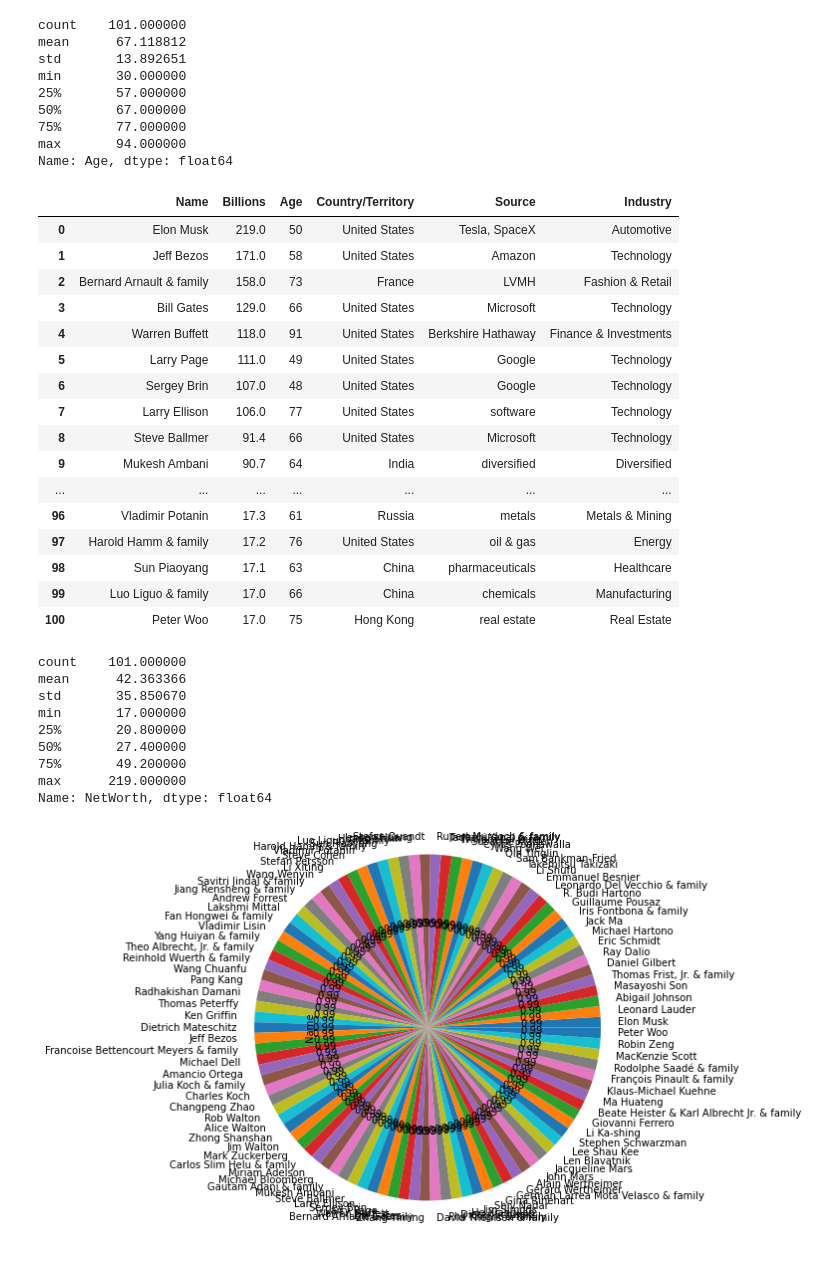
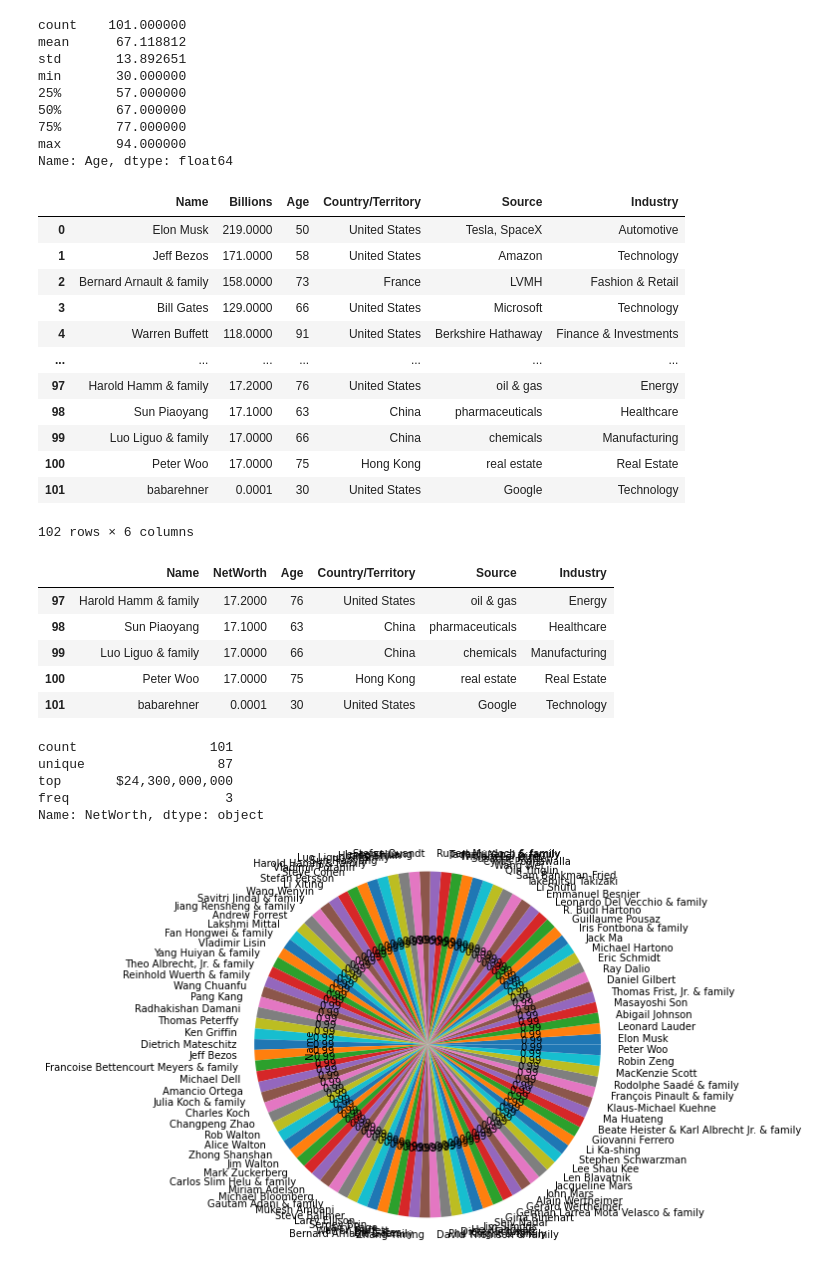
Before and after one commit to babarehner/jupiter-top_richest, a Jupyter notebook: df_Richies.ipynb, the cells around one changed output. Drawn from its saved outputs; the diff is of its cells as text; code cells hidden in the pictures.

```diff
--- a/df_Richies.ipynb
+++ b/df_Richies.ipynb
@@ -123,45 +118,49 @@ min       30.000000
 75%       77.000000
 max       94.000000
 Name: Age, dtype: float64
+# %%
+df_me = df_richest.append({'Name':'babarehner', 'NetWorth':'$100,000', 'Age':30, 'Country/Territory':'United States',
+                   'Source':'Google', 'Industry':'Technology'}, ignore_index=True)
 # %%
 # Remove the '$' sign in 'NetWorth' column
-df_richest['NetWorth'] = df_richest['NetWorth'].replace('\$','', regex=True)
+df_me['NetWorth'] = df_me['NetWorth'].replace('\$','', regex=True)
 # Remove the ',' in the billions column
-df_richest['NetWorth'] = df_richest['NetWorth'].replace(',','', regex=True)
+df_me['NetWorth'] = df_me['NetWorth'].replace(',','', regex=True)
 # Change the 'NetWorth' column to float and remove all the divide by 1 billion
-df_richest['NetWorth'] = (df_richest['NetWorth'].astype(float))/1e9
+df_me['NetWorth'] = (df_me['NetWorth'].astype(float))/1e9
 # Change the column name fro 'NetWorth' to 'Billions' in the printout
-df_richest.rename(columns={"NetWorth": "Billions"})
+df_me.rename(columns={"NetWorth": "Billions"})
 # %% [output]
 |  | Name | Billions | Age | Country/Territory | Source | Industry |
-| 0 | Elon Musk | 219.0 | 50 | United States | Tesla, SpaceX | Automotive |
-| 1 | Jeff Bezos | 171.0 | 58 | United States | Amazon | Technology |
-| 2 | Bernard Arnault & family | 158.0 | 73 | France | LVMH | Fashion & Retail |
-| 3 | Bill Gates | 129.0 | 66 | United States | Microsoft | Technology |
-| 4 | Warren Buffett | 118.0 | 91 | United States | Berkshire Hathaway | Finance & Investments |
-| 5 | Larry Page | 111.0 | 49 | United States | Google | Technology |
-| 6 | Sergey Brin | 107.0 | 48 | United States | Google | Technology |
-| 7 | Larry Ellison | 106.0 | 77 | United States | software | Technology |
-| 8 | Steve Ballmer | 91.4 | 66 | United States | Microsoft | Technology |
-| 9 | Mukesh Ambani | 90.7 | 64 | India | diversified | Diversified |
+| 0 | Elon Musk | 219.0000 | 50 | United States | Tesla, SpaceX | Automotive |
+| 1 | Jeff Bezos | 171.0000 | 58 | United States | Amazon | Technology |
+| 2 | Bernard Arnault & family | 158.0000 | 73 | France | LVMH | Fashion & Retail |
+| 3 | Bill Gates | 129.0000 | 66 | United States | Microsoft | Technology |
+| 4 | Warren Buffett | 118.0000 | 91 | United States | Berkshire Hathaway | Finance & Investments |
 | ... | ... | ... | ... | ... | ... | ... |
-| 96 | Vladimir Potanin | 17.3 | 61 | Russia | metals | Metals & Mining |
-| 97 | Harold Hamm & family | 17.2 | 76 | United States | oil & gas | Energy |
-| 98 | Sun Piaoyang | 17.1 | 63 | China | pharmaceuticals | Healthcare |
-| 99 | Luo Liguo & family | 17.0 | 66 | China | chemicals | Manufacturing |
-| 100 | Peter Woo | 17.0 | 75 | Hong Kong | real estate | Real Estate |
+| 97 | Harold Hamm & family | 17.2000 | 76 | United States | oil & gas | Energy |
+| 98 | Sun Piaoyang | 17.1000 | 63 | China | pharmaceuticals | Healthcare |
+| 99 | Luo Liguo & family | 17.0000 | 66 | China | chemicals | Manufacturing |
+| 100 | Peter Woo | 17.0000 | 75 | Hong Kong | real estate | Real Estate |
+| 101 | babarehner | 0.0001 | 30 | United States | Google | Technology |
+102 rows × 6 columns
+# %%
+df_me.tail()
+# %% [output]
+|  | Name | NetWorth | Age | Country/Territory | Source | Industry |
+| 97 | Harold Hamm & family | 17.2000 | 76 | United States | oil & gas | Energy |
+| 98 | Sun Piaoyang | 17.1000 | 63 | China | pharmaceuticals | Healthcare |
+| 99 | Luo Liguo & family | 17.0000 | 66 | China | chemicals | Manufacturing |
+| 100 | Peter Woo | 17.0000 | 75 | Hong Kong | real estate | Real Estate |
+| 101 | babarehner | 0.0001 | 30 | United States | Google | Technology |
 # %%
 df_richest['NetWorth'].describe()
 # %% [output]
-count    101.000000
-mean      42.363366
-std       35.850670
-min       17.000000
-25%       20.800000
-50%       27.400000
-75%       49.200000
-max      219.000000
-Name: NetWorth, dtype: float64
+count                 101
+unique                 87
+top       $24,300,000,000
+freq                    3
+Name: NetWorth, dtype: object
 # %%
 df_richest['Name'].value_counts().plot(kind='pie',autopct='%.2f',radius=2)
 plt.show()
```
Also changed, not shown: parts of 2 cells of this notebook.
